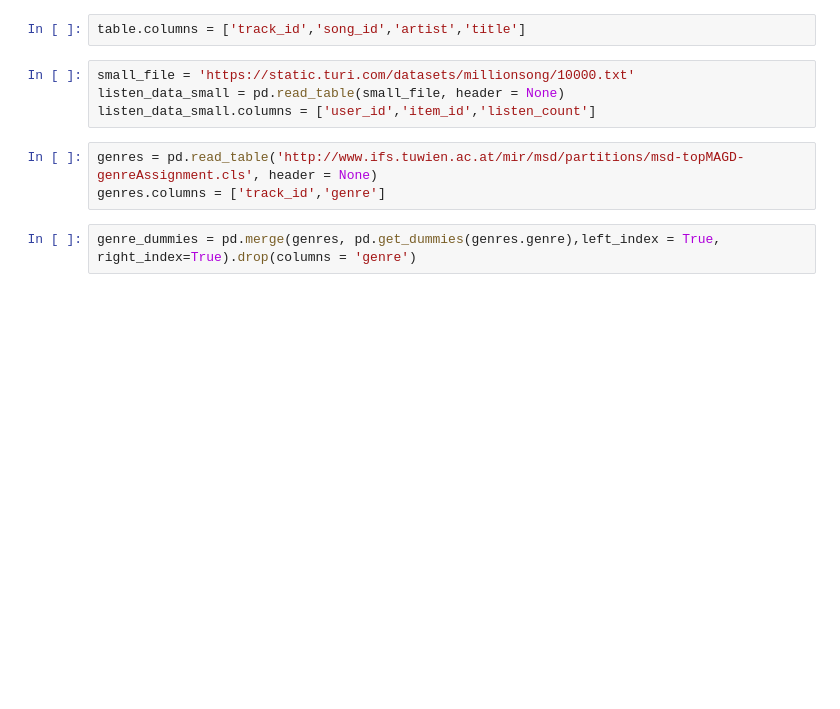
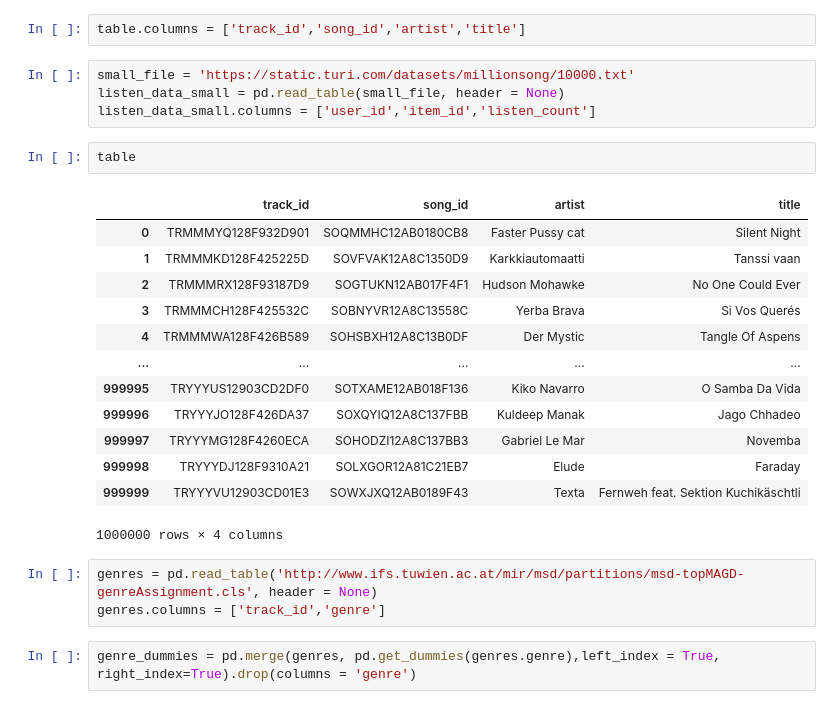
Before and after one commit to atsai24/song_recommender, a Jupyter notebook: data_pipeline.ipynb, the cells around one changed output. Drawn from its saved outputs; the diff is of its cells as text; blank space fills up the shorter version.

```diff
--- a/data_pipeline.ipynb
+++ b/data_pipeline.ipynb
@@ -9,6 +9,22 @@ table.columns = ['track_id','song_id','artist','title']
 small_file = 'https://static.turi.com/datasets/millionsong/10000.txt'
 listen_data_small = pd.read_table(small_file, header = None)
 listen_data_small.columns = ['user_id','item_id','listen_count']
+# %%
+table
+# %% [output]
+|  | track_id | song_id | artist | title |
+| 0 | TRMMMYQ128F932D901 | SOQMMHC12AB0180CB8 | Faster Pussy cat | Silent Night |
+| 1 | TRMMMKD128F425225D | SOVFVAK12A8C1350D9 | Karkkiautomaatti | Tanssi vaan |
+| 2 | TRMMMRX128F93187D9 | SOGTUKN12AB017F4F1 | Hudson Mohawke | No One Could Ever |
+| 3 | TRMMMCH128F425532C | SOBNYVR12A8C13558C | Yerba Brava | Si Vos Querés |
+| 4 | TRMMMWA128F426B589 | SOHSBXH12A8C13B0DF | Der Mystic | Tangle Of Aspens |
+| ... | ... | ... | ... | ... |
+| 999995 | TRYYYUS12903CD2DF0 | SOTXAME12AB018F136 | Kiko Navarro | O Samba Da Vida |
+| 999996 | TRYYYJO128F426DA37 | SOXQYIQ12A8C137FBB | Kuldeep Manak | Jago Chhadeo |
+| 999997 | TRYYYMG128F4260ECA | SOHODZI12A8C137BB3 | Gabriel Le Mar | Novemba |
+| 999998 | TRYYYDJ128F9310A21 | SOLXGOR12A81C21EB7 | Elude | Faraday |
+| 999999 | TRYYYVU12903CD01E3 | SOWXJXQ12AB0189F43 | Texta | Fernweh feat. Sektion Kuchikäschtli |
+1000000 rows × 4 columns
 # %%
 genres = pd.read_table('http://www.ifs.tuwien.ac.at/mir/msd/partitions/msd-topMAGD-genreAssignment.cls', header = None)
 genres.columns = ['track_id','genre']
```
Also changed, not shown: parts of 3 cells of this notebook, 1 other file.
